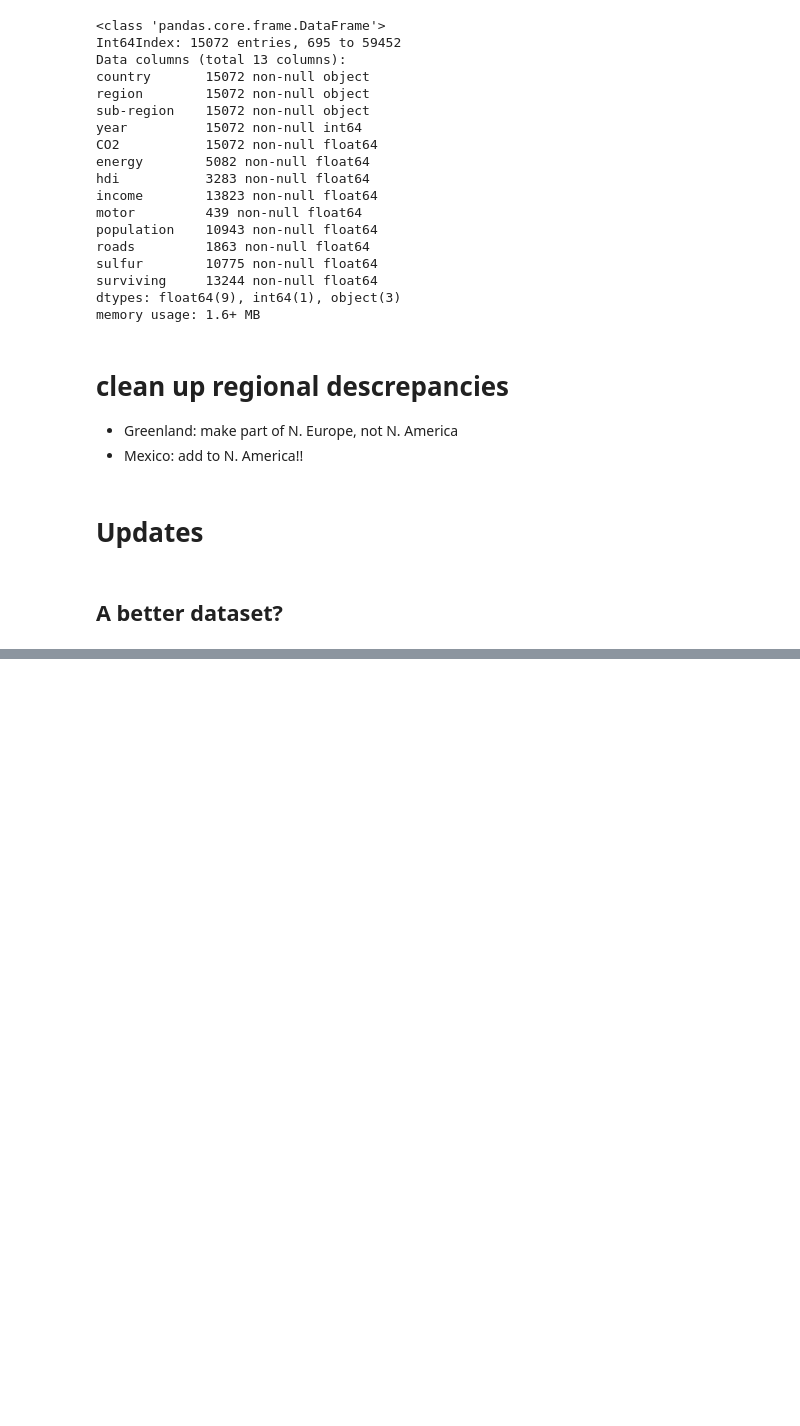
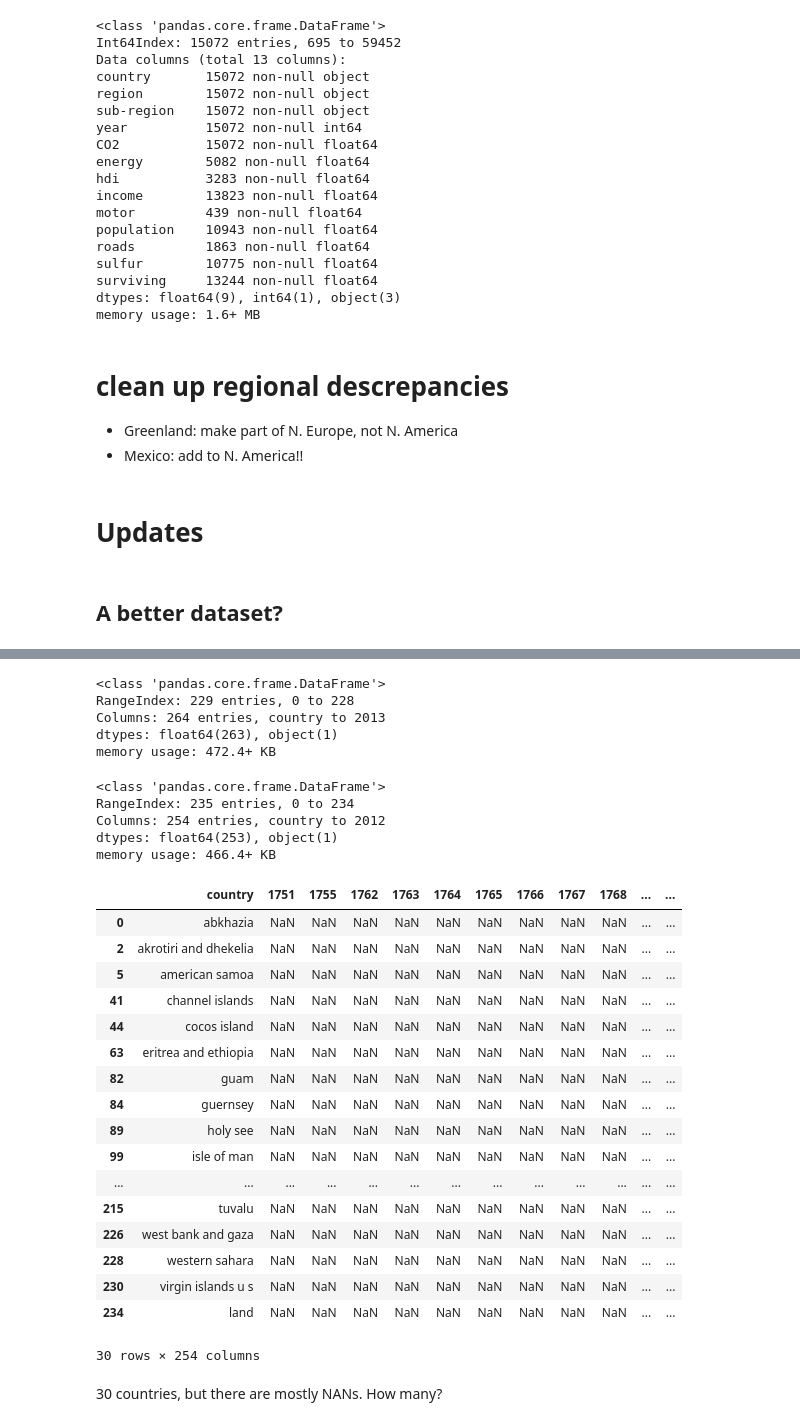
Before and after one commit to limegimlet/data_analysis_gapminder_co2, a Jupyter notebook: gapminder/make_df.ipynb, the cells around one changed output, grey strips where cells are left out. Saved outputs shown, nothing was run; the diff lists cells and outputs as text; code cells hidden in the pictures; blank space fills up the shorter version.

Commit message:
feat: more updates to CO2 dataset, updated final notebook.

```diff
--- a/gapminder/make_df.ipynb
+++ b/gapminder/make_df.ipynb
@@ -897,0 +577,11 @@ SOx_new2.head()
+# %%
+url_co2 = 'https://raw.githubusercontent.com/open-numbers/ddf--gapminder--co2_emission/master/ddf--datapoints--co2_emissions_tonnes_per_person--by--country--year.csv'
+url_countries = 'https://raw.githubusercontent.com/open-numbers/ddf--gapminder--co2_emission/master/ddf--entities--country.csv'
+
+co2 = pd.read_csv(url_co2)
+countries = pd.read_csv(url_countries)
+
+df = countries.merge(co2, on='country')
+co2_2013 = df.drop('country', axis=1).pivot('name', 'year', 'co2_emissions_tonnes_per_person')
+co2_2013.reset_index(inplace=True)
+co2_2013.rename(columns={'name':'country'}, inplace=True)
@@ -897,0 +599,21 @@ SOx_new2.head()
+# %%
+# any missing regions?
+co2_2013.info()
+# %% [output]
+<class 'pandas.core.frame.DataFrame'>
+RangeIndex: 229 entries, 0 to 228
+Columns: 264 entries, country to 2013
+dtypes: float64(263), object(1)
+memory usage: 472.4+ KB
+# %%
+# compare with previous version
+
+co2_old = pd.read_csv('data/archive/1indicator CDIAC carbon_dioxide_emissions_per_capita.csv')
+co2_old.rename(columns={'CO2 per capita': 'country'}, inplace=True)
+co2_old.info()
+# %% [output]
+<class 'pandas.core.frame.DataFrame'>
+RangeIndex: 235 entries, 0 to 234
+Columns: 254 entries, country to 2012
+dtypes: float64(253), object(1)
+memory usage: 466.4+ KB
@@ -897,0 +627,26 @@ SOx_new2.head()
+# %%
+# 2010 countries NOT in 2013 dataset
+notin_2013 = co2_old.loc[~co2_old['country'].isin(co2_2013['country'])]
+notin_2013
+# %% [output]
+|  | country | 1751 | 1755 | 1762 | 1763 | 1764 | 1765 | 1766 | 1767 | 1768 | ... | ... |
+| 0 | abkhazia | NaN | NaN | NaN | NaN | NaN | NaN | NaN | NaN | NaN | ... | ... |
+| 2 | akrotiri and dhekelia | NaN | NaN | NaN | NaN | NaN | NaN | NaN | NaN | NaN | ... | ... |
+| 5 | american samoa | NaN | NaN | NaN | NaN | NaN | NaN | NaN | NaN | NaN | ... | ... |
+| 41 | channel islands | NaN | NaN | NaN | NaN | NaN | NaN | NaN | NaN | NaN | ... | ... |
+| 44 | cocos island | NaN | NaN | NaN | NaN | NaN | NaN | NaN | NaN | NaN | ... | ... |
+| 63 | eritrea and ethiopia | NaN | NaN | NaN | NaN | NaN | NaN | NaN | NaN | NaN | ... | ... |
+| 82 | guam | NaN | NaN | NaN | NaN | NaN | NaN | NaN | NaN | NaN | ... | ... |
+| 84 | guernsey | NaN | NaN | NaN | NaN | NaN | NaN | NaN | NaN | NaN | ... | ... |
+| 89 | holy see | NaN | NaN | NaN | NaN | NaN | NaN | NaN | NaN | NaN | ... | ... |
+| 99 | isle of man | NaN | NaN | NaN | NaN | NaN | NaN | NaN | NaN | NaN | ... | ... |
+| ... | ... | ... | ... | ... | ... | ... | ... | ... | ... | ... | ... | ... |
+| 215 | tuvalu | NaN | NaN | NaN | NaN | NaN | NaN | NaN | NaN | NaN | ... | ... |
+| 226 | west bank and gaza | NaN | NaN | NaN | NaN | NaN | NaN | NaN | NaN | NaN | ... | ... |
+| 228 | western sahara | NaN | NaN | NaN | NaN | NaN | NaN | NaN | NaN | NaN | ... | ... |
+| 230 | virgin islands u s | NaN | NaN | NaN | NaN | NaN | NaN | NaN | NaN | NaN | ... | ... |
+| 234 | land | NaN | NaN | NaN | NaN | NaN | NaN | NaN | NaN | NaN | ... | ... |
+30 rows × 254 columns
+# %% [markdown]
+30 countries, but there are mostly NANs.
+How many?
```
Also changed, not shown: parts of 58 cells of this notebook.
